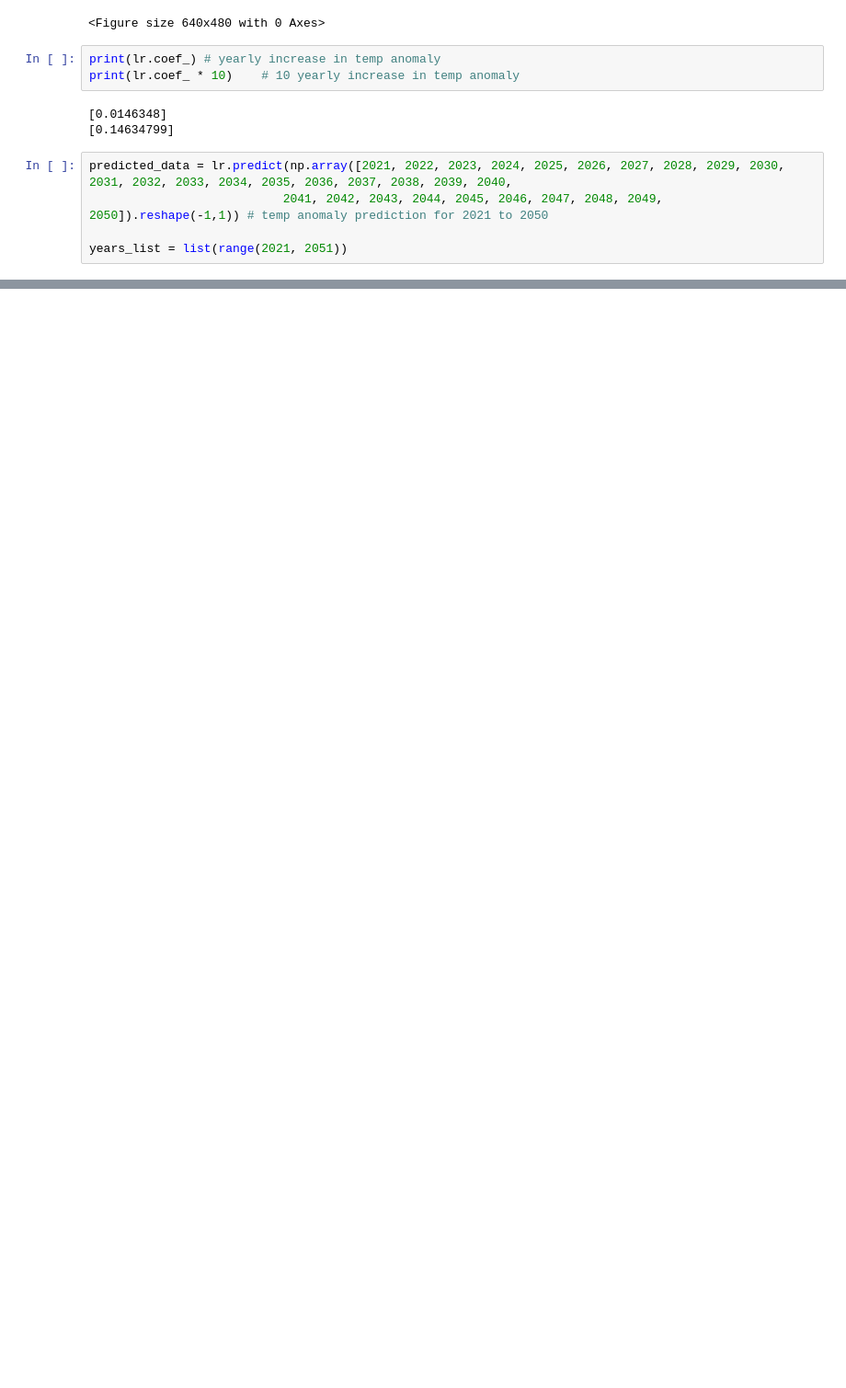
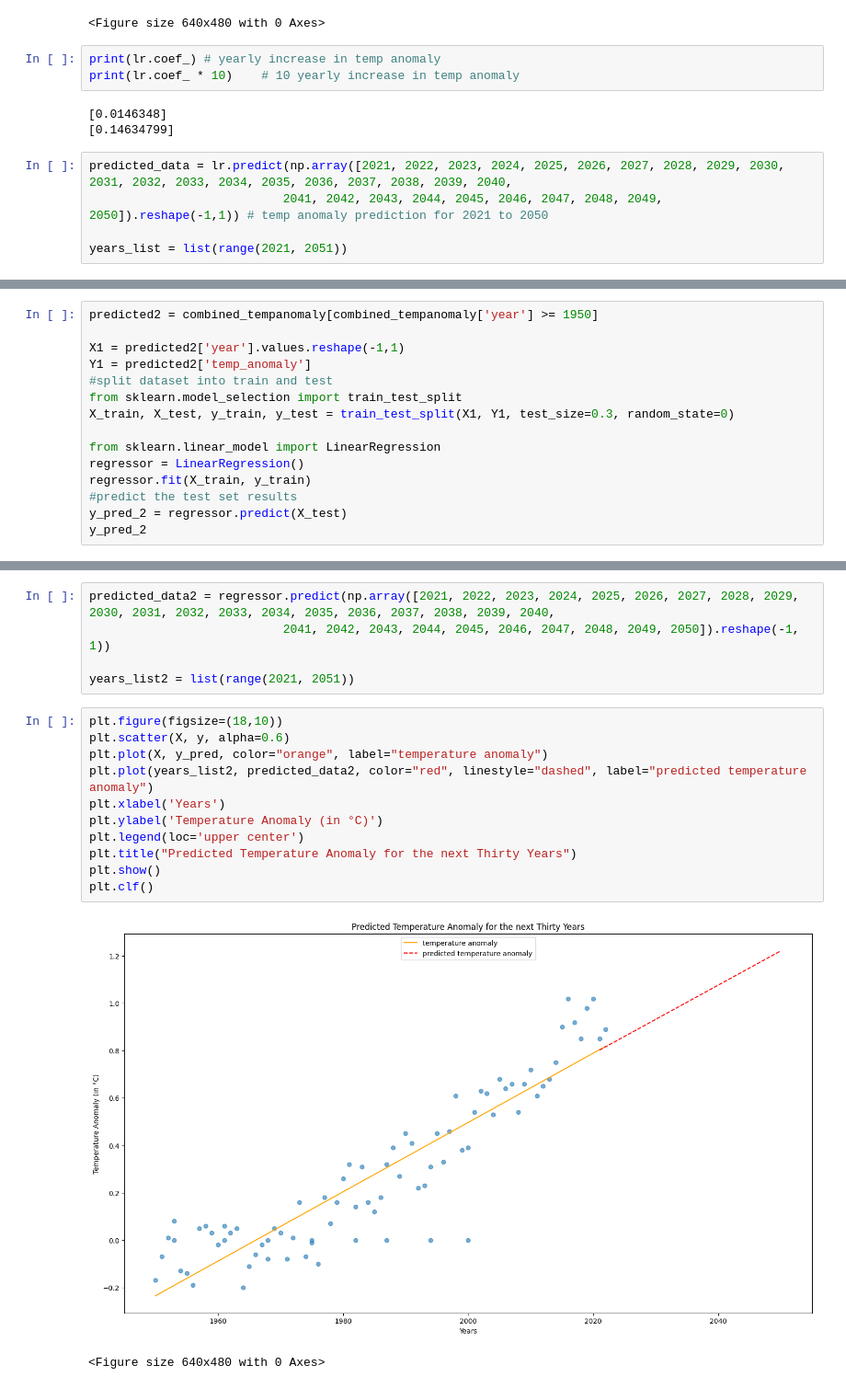
Before and after one commit to rachel-king4/PfDA_Assignment_2, a Jupyter notebook: pfda_assignment_2.ipynb, the cells around one changed output, grey strips where cells are left out. Shown at 92% size. Saved outputs shown, nothing was run; the diff lists cells and outputs as text; blank space fills up the shorter version.

```diff
--- a/pfda_assignment_2.ipynb
+++ b/pfda_assignment_2.ipynb
@@ -656,3 +656,18 @@ plt.clf()
 # %% [output]
 [figure]
 <Figure size 640x480 with 0 Axes>
+# %%
+predicted2 = combined_tempanomaly[combined_tempanomaly['year'] >= 1950]
+
+X1 = predicted2['year'].values.reshape(-1,1)
+Y1 = predicted2['temp_anomaly']
+#split dataset into train and test
+from sklearn.model_selection import train_test_split
+X_train, X_test, y_train, y_test = train_test_split(X1, Y1, test_size=0.3, random_state=0)
+
+from sklearn.linear_model import LinearRegression
+regressor = LinearRegression()
+regressor.fit(X_train, y_train)
+#predict the test set results
+y_pred_2 = regressor.predict(X_test)
+y_pred_2
@@ -658,0 +680,19 @@ plt.clf()
+# %%
+predicted_data2 = regressor.predict(np.array([2021, 2022, 2023, 2024, 2025, 2026, 2027, 2028, 2029, 2030, 2031, 2032, 2033, 2034, 2035, 2036, 2037, 2038, 2039, 2040,
+                           2041, 2042, 2043, 2044, 2045, 2046, 2047, 2048, 2049, 2050]).reshape(-1, 1))
+
+years_list2 = list(range(2021, 2051))
+# %%
+plt.figure(figsize=(18,10))
+plt.scatter(X, y, alpha=0.6)
+plt.plot(X, y_pred, color="orange", label="temperature anomaly")
+plt.plot(years_list2, predicted_data2, color="red", linestyle="dashed", label="predicted temperature anomaly")
+plt.xlabel('Years')
+plt.ylabel('Temperature Anomaly (in °C)')
+plt.legend(loc='upper center')
+plt.title("Predicted Temperature Anomaly for the next Thirty Years")
+plt.show()
+plt.clf()
+# %% [output]
+[figure, added]
+<Figure size 640x480 with 0 Axes>
```
Also changed, not shown: parts of 4 cells of this notebook.
